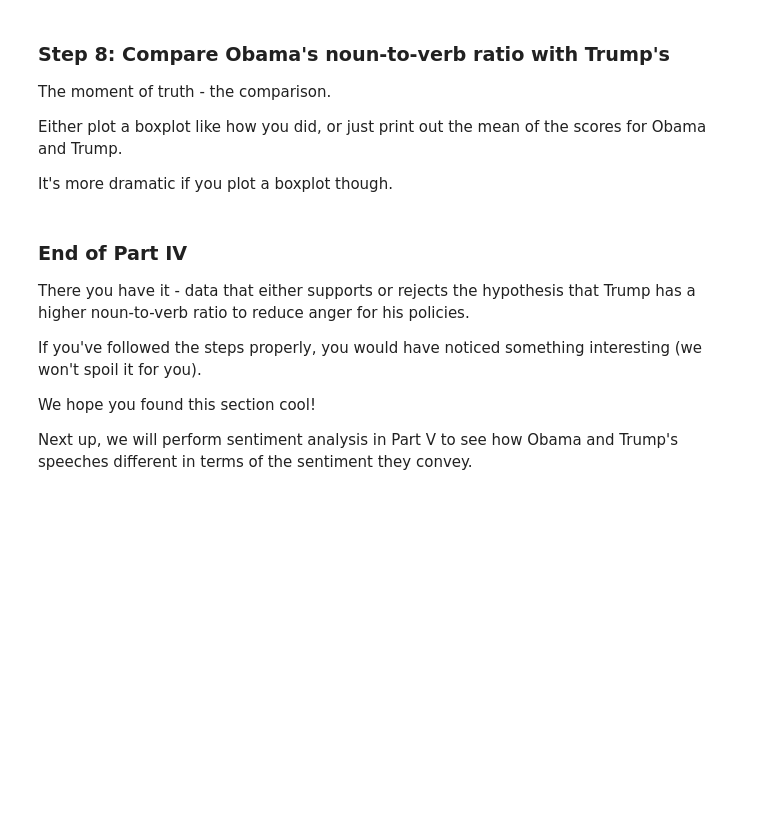
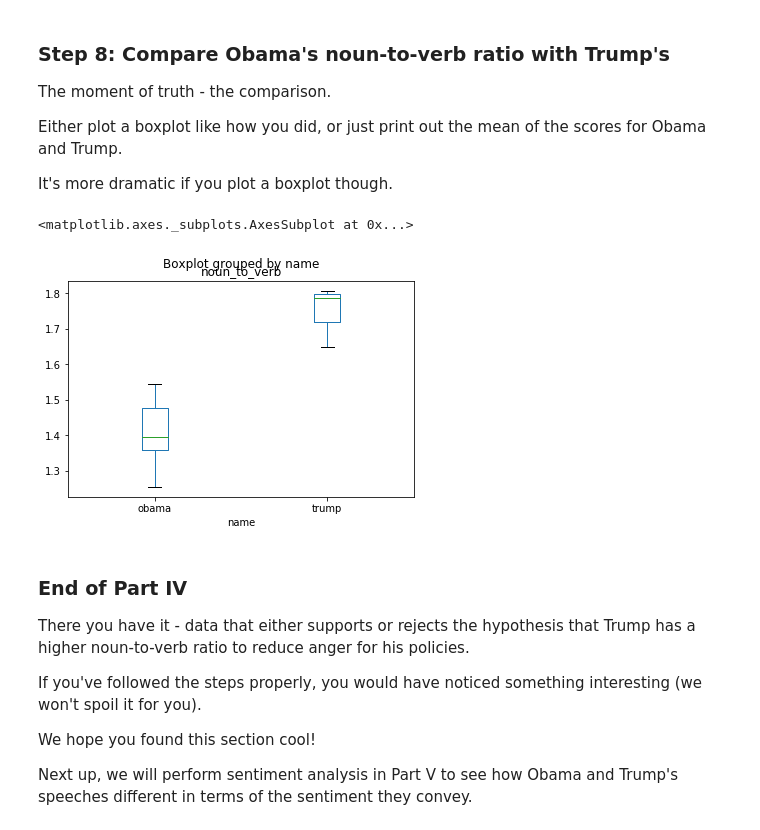
Before and after one commit to daanishrasheed/US-Speech-Analysis, a Jupyter notebook: Project US Speech Analysis (Part IV).ipynb, the cells around one changed output. Saved outputs shown, nothing was run; the diff lists cells and outputs as text; code cells hidden in the pictures; blank space fills up the shorter version.

Commit message:
done with tagging and further analysis of speeches

```diff
--- a/Project US Speech Analysis (Part IV).ipynb
+++ b/Project US Speech Analysis (Part IV).ipynb
@@ -87,3 +85,8 @@ Follow what Step 2 did, except instead of printing the tags, append them to a li
+# %%
+tag2010 = []
+x = nlp(df['speech'][0])
+for t in x:
+    tag2010.append(t.tag_)
 # %% [markdown]
 ### Step 5: Turn the list into a Counter object
 Now that you have a list of items, what you want next is to tabulate the items in the list, i.e. get the count of values.
@@ -112,0 +119,14 @@ Again, we're looking only at NOUN and VERB counts because we will be deriving a
+# %%
+n_count = []
+v_count = []
+for i, j in df.iterrows():
+    tag = []
+    m = nlp(j['speech'])
+    for t in m:
+        tag.append(t.tag_)
+    b = Counter(tag)
+    n_count.append(b['NN']+b['NNS']+b['NNP']+b['NNPS'])
+    v_count.append(b['VB']+b['VBD']+b['VBG']+b['VBN']+b['VBP']+b['VBZ'])
+# %%
+df['NOUN_count'] = pd.DataFrame(n_count)
+df['VERB_count'] = pd.DataFrame(v_count)
@@ -117,0 +145,2 @@ Create a new column called 'noun_to_verb', which contains the ratio where NOUN_c
+# %%
+df['noun_to_verb'] = df['NOUN_count']/df['VERB_count']
@@ -127,3 +168,8 @@ It's more dramatic if you plot a boxplot though.
+# %%
+df.boxplot(by ='name', column =['noun_to_verb'], grid = False)
+# %% [output]
+<matplotlib.axes._subplots.AxesSubplot at 0x...>
+[figure, added]
 # %% [markdown]
 ### End of Part IV
 There you have it - data that either supports or rejects the hypothesis that Trump has a higher noun-to-verb ratio to reduce anger for his policies.
```
Also changed, not shown: parts of 13 cells of this notebook, 2 other files.
